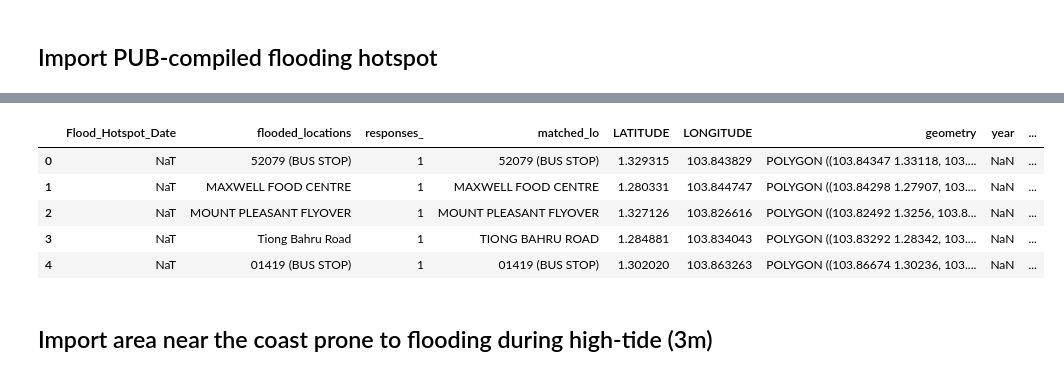
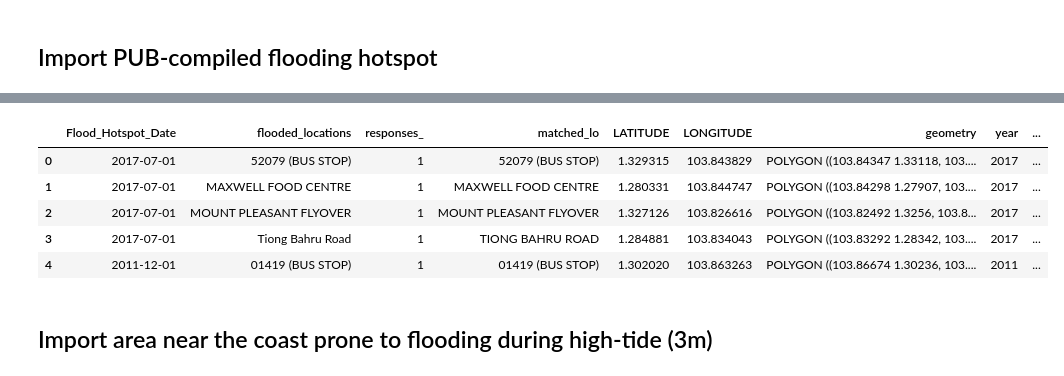
Before and after one commit to pakhuiying/property_prices_flood, a Jupyter notebook: private_property_analysis.ipynb, the cells around one changed output, grey strips where cells are left out. Cells and saved outputs as stored; diff of their text form; code cells hidden in the pictures.

```diff
--- a/private_property_analysis.ipynb
+++ b/private_property_analysis.ipynb
@@ -54,3 +56,6 @@ import helper_functions.DEM as DEM
+# %%
+buffer = 200
+depth = 5
 # %% [markdown]
 # Import Data
 # %% [markdown]
@@ -123,6 +155,7 @@ flood_df.head()
 # %% [markdown]
 ## Import PUB-compiled flooding hotspot
 # %%
-flooding_hotspot_buffer = Data.get_flooding_hotspot_buffer(Data.FLOODING_HOTSPOT_FP, radius=200)
+flooding_hotspot_buffer = Data.get_flooding_hotspot_buffer(Data.FLOODING_HOTSPOT_FP, radius=buffer)
+print("Earliest record of hotspot date:", flooding_hotspot_buffer["Flood_Hotspot_Date"].sort_values().values[0])
 flooding_hotspot_buffer.head()
 # %% [output]
@@ -129,9 +163,9 @@ flooding_hotspot_buffer.head()
 |  | Flood_Hotspot_Date | flooded_locations | responses_ | matched_lo | LATITUDE | LONGITUDE | geometry | year | ... |
-| 0 | NaT | 52079 (BUS STOP) | 1 | 52079 (BUS STOP) | 1.329315 | 103.843829 | POLYGON ((103.84347 1.33118, 103.... | NaN | ... |
-| 1 | NaT | MAXWELL FOOD CENTRE | 1 | MAXWELL FOOD CENTRE | 1.280331 | 103.844747 | POLYGON ((103.84298 1.27907, 103.... | NaN | ... |
-| 2 | NaT | MOUNT PLEASANT FLYOVER | 1 | MOUNT PLEASANT FLYOVER | 1.327126 | 103.826616 | POLYGON ((103.82492 1.3256, 103.8... | NaN | ... |
-| 3 | NaT | Tiong Bahru Road | 1 | TIONG BAHRU ROAD | 1.284881 | 103.834043 | POLYGON ((103.83292 1.28342, 103.... | NaN | ... |
-| 4 | NaT | 01419 (BUS STOP) | 1 | 01419 (BUS STOP) | 1.302020 | 103.863263 | POLYGON ((103.86674 1.30236, 103.... | NaN | ... |
+| 0 | 2017-07-01 | 52079 (BUS STOP) | 1 | 52079 (BUS STOP) | 1.329315 | 103.843829 | POLYGON ((103.84347 1.33118, 103.... | 2017 | ... |
+| 1 | 2017-07-01 | MAXWELL FOOD CENTRE | 1 | MAXWELL FOOD CENTRE | 1.280331 | 103.844747 | POLYGON ((103.84298 1.27907, 103.... | 2017 | ... |
+| 2 | 2017-07-01 | MOUNT PLEASANT FLYOVER | 1 | MOUNT PLEASANT FLYOVER | 1.327126 | 103.826616 | POLYGON ((103.82492 1.3256, 103.8... | 2017 | ... |
+| 3 | 2017-07-01 | Tiong Bahru Road | 1 | TIONG BAHRU ROAD | 1.284881 | 103.834043 | POLYGON ((103.83292 1.28342, 103.... | 2017 | ... |
+| 4 | 2011-12-01 | 01419 (BUS STOP) | 1 | 01419 (BUS STOP) | 1.302020 | 103.863263 | POLYGON ((103.86674 1.30236, 103.... | 2011 | ... |
 # %% [markdown]
 ## Import area near the coast prone to flooding during high-tide (3m)
 # %%
```
Also changed, not shown: parts of 36 cells of this notebook, 7 other files.
